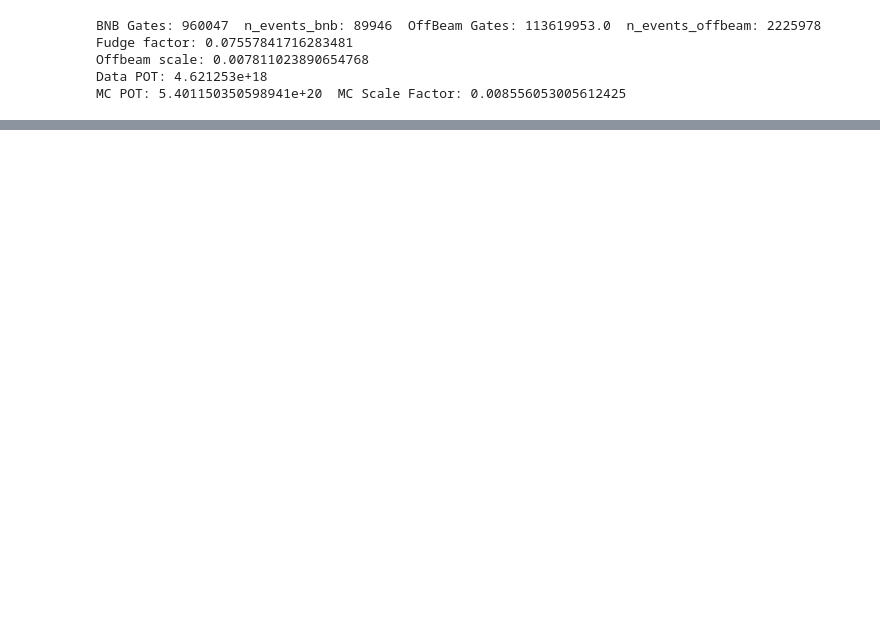
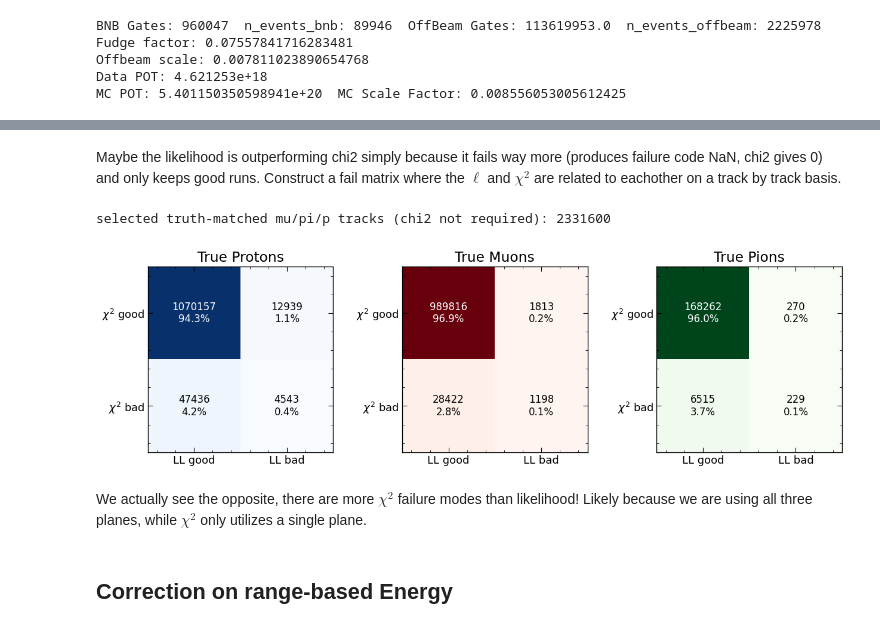
Before and after one commit to sungbinoh/cafpyana, a Jupyter notebook: analysis_village/ll_pid/PID_analysis.ipynb, the cells around one changed output, grey strips where cells are left out. Cells and saved outputs as stored; diff of their text form; code cells hidden in the pictures; blank space fills up the shorter version.

```diff
--- a/analysis_village/ll_pid/PID_analysis.ipynb
+++ b/analysis_village/ll_pid/PID_analysis.ipynb
@@ -1051,3 +564,79 @@ def selection(df, require_chi=True):
+# %% [markdown]
+Maybe the likelihood is outperforming chi2 simply because it fails way more (produces failure code NaN, chi2 gives 0) and only keeps good runs. Construct a fail matrix where the $\ell$ and $\chi^2$ are related to eachother on a track by track basis.
+# %%
+def fail_sample(skim=SKIM):
+    """selected, truth-matched mu/pi/p MC tracks, chi2 NOT required: same cuts as the SLICE selection cell"""
+    SLICE = ["file", "__ntuple", "entry", "rec.slc..index"]
+
+    def in_volume(x, y, z):
+        x_region  = (np.abs(x) > 5) & (np.abs(x) < 190)
+        z_region1 = (z > 10) & (z < 250) & (y > -190) & (y < 190)
+        z_region2 = (z > 250) & (z < 450) & (y > -190) & (y < 100) & (x < 0)
+        z_region3 = (z > 250) & (z < 450) & (y > -190) & (y < 190) & (x > 0)
+        return x_region & (z_region1 | z_region2 | z_region3)
+
+    def trk_contained(df):
+        s = [df["pfp", "trk", "start", c] for c in "xyz"]
+        e = [df["pfp", "trk", "end", c] for c in "xyz"]
+        tpc = np.sign(df["slc", "vertex", "x"])
+        return in_volume(*s) & in_volume(*e) & (np.sign(s[0]) == tpc) & (np.sign(e[0]) == tpc)
+
+    def select(df):
+        no_trk = df["pfp", "trk", "len"].isna()
+        all_contained = (trk_contained(df) | no_trk).groupby(level=SLICE).transform("all")
+        return (in_volume(df["slc", "vertex", "x"], df["slc", "vertex", "y"], df["slc", "vertex", "z"])
+                & (df["slc", "is_clear_cosmic"] == 0)
+                & (df["slc", "barycenterFM", "flashPEs"] > 3000)
+                & all_contained
+                & (df["pfp", "trk", "len"] > 3)
+                & (df["pfp", "trackScore"] > 0.5)
+                & (df["pfp", "dist_to_vertex"] < 6))
+
+    keep = [("pfp", "trk", "truth", "p"), ("pfp", "trk", "llpid"), ("pfp", "trk", "chi2pid", "I2")]
+    out = []
+    for f in sorted(glob.glob(skim + "llpid_skim_mc_*.h5")):
+        d = pd.read_hdf(f, "evt")
+        d = d[select(d)]
+        d = d[np.abs(d["pfp", "trk", "truth", "p", "pdg"]).isin([13, 211, 2212])]
+        out.append(d[[c for c in d.columns if any(c[:len(k)] == k for k in keep)]])
+        del d
+        gc.collect()
+    out = pd.concat(out)
+    print(f"selected truth-matched mu/pi/p tracks (chi2 not required): {len(out)}")
+    return out
+
+
+def fail_matrices(df):
+    """rows = chi2 (good, bad), columns = llpid (good, bad)"""
+    pdg = np.abs(df["pfp", "trk", "truth", "p", "pdg"])
+    fig, ax = plt.subplots(1, 3, figsize=(13, 4))
+    for a, (name, code, cmap) in zip(ax, [("True Protons", 2212, "Blues"), ("True Muons", 13, "Reds"), ("True Pions", 211, "Greens")]):
+        d = df[pdg == code]
+        ll_bad  = d["pfp", "trk", "llpid", "ell_mu"].isna().to_numpy()
+        chi2 = d["pfp", "trk", "chi2pid", "I2"][["chi2_proton", "chi2_muon", "chi2_pion"]]
+        chi_bad = (chi2 == 0).any(axis=1).to_numpy()
+        mat = np.array([[np.sum(~chi_bad & ~ll_bad), np.sum(~chi_bad & ll_bad)],
+                        [np.sum(chi_bad & ~ll_bad),  np.sum(chi_bad & ll_bad)]])
+        a.imshow(mat, cmap=cmap)
+        for i in range(2):
+            for j in range(2):
+                a.text(j, i, f"{mat[i, j]}\n{100 * mat[i, j] / mat.sum():.1f}%", ha="center", va="center", fontsize=12,
+                       color="white" if mat[i, j] > mat.max() / 2 else "black")
+        a.set(title=name, xticks=[0, 1], yticks=[0, 1], xticklabels=["LL good", "LL bad"],
+              yticklabels=[r"$\chi^2$ good", r"$\chi^2$ bad"])
+    plt.tight_layout()
+    plt.show()
+
+
+fail_df = fail_sample()
+fail_matrices(fail_df)
+# %% [output]
+selected truth-matched mu/pi/p tracks (chi2 not required): 2331600
+[figure, added]
+# %% [markdown]
+We actually see the opposite, there are more $\chi^2$ failure modes than likelihood! Likely because we are using all three planes, while $\chi^2$ only utilizes a single plane.
+# %% [markdown]
+## Correction on range-based Energy
 # %%
 import gc
 from matplotlib.colors import LogNorm
```
Also changed, not shown: parts of 30 cells of this notebook, 3 other files.
